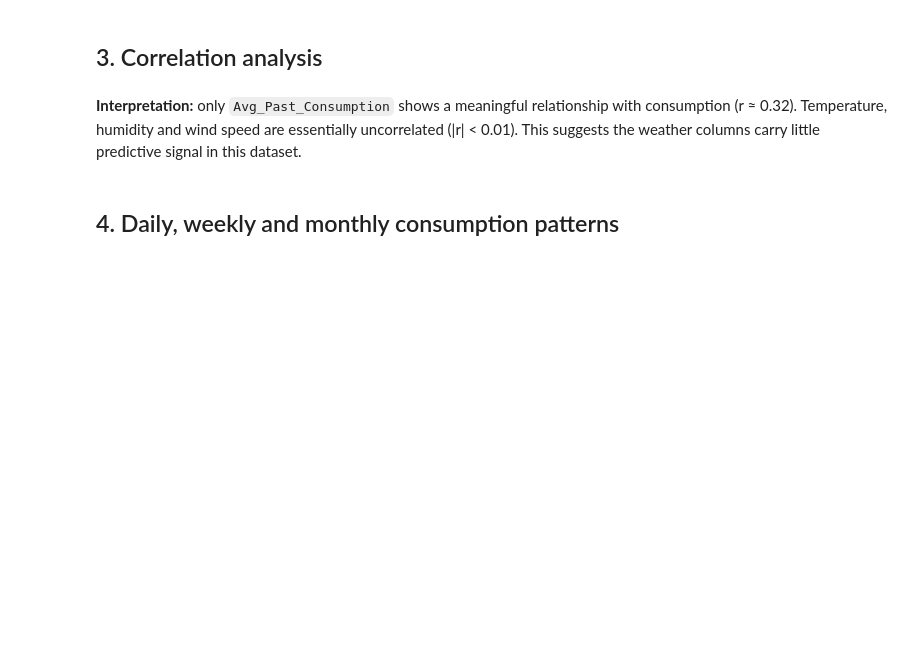
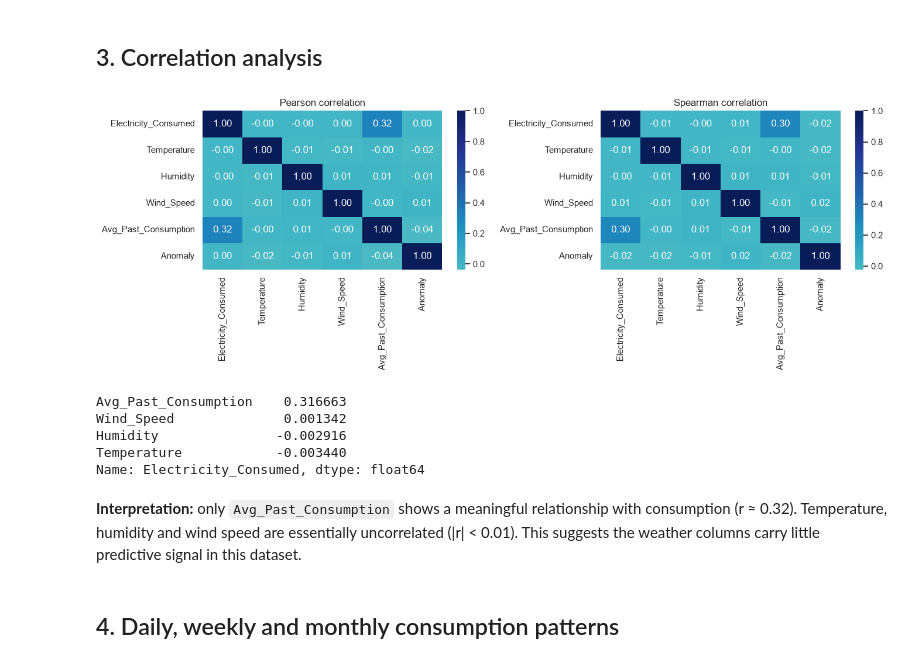
Before and after one commit to ishan5608/AIDS_miniproject, a Jupyter notebook: electricity_consumption_analysis.ipynb, the cells around one changed output. Drawn from its saved outputs; the diff is of its cells as text; code cells hidden in the pictures; blank space fills up the shorter version.

```diff
--- a/electricity_consumption_analysis.ipynb
+++ b/electricity_consumption_analysis.ipynb
@@ -18,7 +18,7 @@ from sklearn.linear_model import LinearRegression, Ridge
 from sklearn.ensemble import RandomForestRegressor, GradientBoostingRegressor, RandomForestClassifier, IsolationForest
 from sklearn.metrics import mean_absolute_error, mean_squared_error, r2_score, classification_report, confusion_matrix
 
-sns.set_theme(style="whitegrid")
+sns.set_theme(style="darkgrid")
 pd.set_option("display.width", 150)
 
 DATA_PATH = "smart_meter_data.csv"   # change if your file is elsewhere
@@ -71,12 +123,19 @@ plt.tight_layout(); plt.show()
 # %%
 fig, axes = plt.subplots(1, 2, figsize=(14, 5))
 for ax, method in zip(axes, ["pearson", "spearman"]):
     corr = df[num_cols + ["Anomaly"]].corr(method=method)
-    sns.heatmap(corr, annot=True, fmt=".2f", cmap="coolwarm", center=0, ax=ax)
+    sns.heatmap(corr, annot=True, fmt=".2f", cmap="YlGnBu", center=0, ax=ax)
     ax.set_title(f"{method.title()} correlation")
 plt.tight_layout(); plt.show()
 
 print(df[num_cols].corr()["Electricity_Consumed"].drop("Electricity_Consumed").sort_values(ascending=False))
+# %% [output]
+[figure, added]
+Avg_Past_Consumption    0.316663
+Wind_Speed              0.001342
+Humidity               -0.002916
+Temperature            -0.003440
+Name: Electricity_Consumed, dtype: float64
 # %% [markdown]
 **Interpretation:** only `Avg_Past_Consumption` shows a meaningful relationship with consumption (r ≈ 0.32). Temperature, humidity and wind speed are essentially uncorrelated (|r| < 0.01). This suggests the weather columns carry little predictive signal in this dataset.
 # %% [markdown]
```
Also changed, not shown: parts of 12 cells of this notebook, 4 other files.
